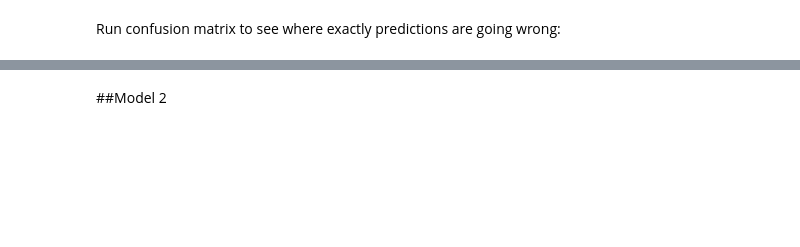
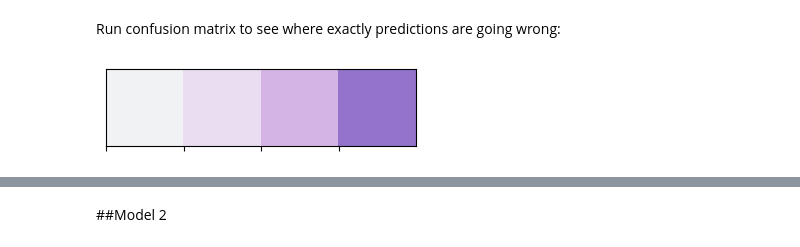
Before and after one commit to lindsayalexandra14/ds_portfolio, a Jupyter notebook: 1_projects/restaurant_prediction_nlp/restaurant_prediction_nlp.ipynb, the cells around one changed output, grey strips where cells are left out. Drawn from its saved outputs; the diff is of its cells as text; code cells hidden in the pictures; blank space fills up the shorter version.

```diff
--- a/1_projects/restaurant_prediction_nlp/restaurant_prediction_nlp.ipynb
+++ b/1_projects/restaurant_prediction_nlp/restaurant_prediction_nlp.ipynb
@@ -1249,3 +1781,14 @@ print(classification_report_val_1)
 # %% [markdown]
 Run confusion matrix to see where exactly predictions are going wrong:
+# %%
+custom_palette = [
+'#f1f2f3',
+'#eaddf2',
+'#d3b4e5','#9373cb'
+]
+
+sns.palplot(custom_palette)
+plt.show()
+# %% [output]
+[figure, added]
 # %%
```
Also changed, not shown: parts of 206 cells of this notebook.
